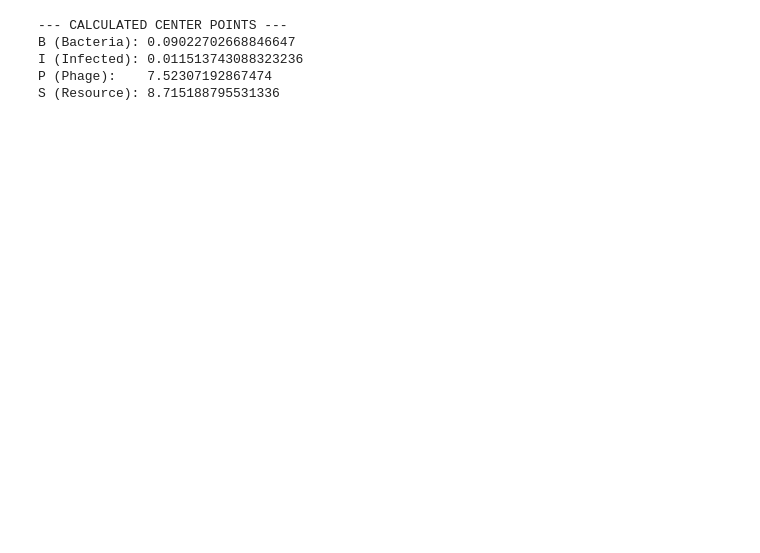
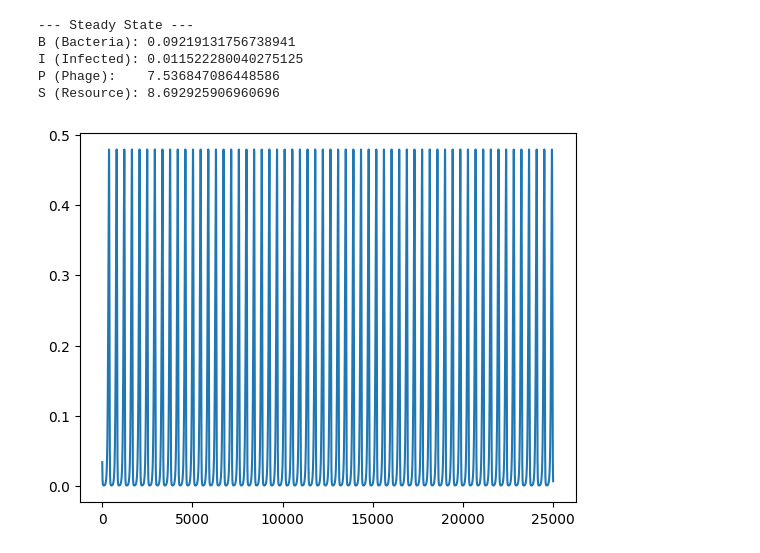
Before and after one commit to FredRobs/Bacteria-and-Viruses, a Jupyter notebook: ChemostatPython.ipynb, the cells around one changed output. Cells and saved outputs as stored; diff of their text form; code cells hidden in the pictures; blank space fills up the shorter version.

```diff
--- a/ChemostatPython.ipynb
+++ b/ChemostatPython.ipynb
@@ -68,20 +59,32 @@ SPlot2=S_sol2[temp]
-# %%
-B_steady = np.mean(BPlot)
-I_steady = np.mean(IPlot)
-P_steady = np.mean(PPlot)
-S_steady = np.mean(SPlot)
-
-print("--- CALCULATED CENTER POINTS ---")
-print(f"B (Bacteria): {B_steady}")
-print(f"I (Infected): {I_steady}")
-print(f"P (Phage):    {P_steady}")
-print(f"S (Resource): {S_steady}")
-# %% [output]
---- CALCULATED CENTER POINTS ---
-B (Bacteria): 0.09022702668846647
-I (Infected): 0.011513743088323236
-P (Phage):    7.52307192867474
-S (Resource): 8.715188795531336
+# %%
+
+solution2 = solve_ivp(odeModel,
+                     [t_start,t_end],
+                     initialState2,method='RK45',
+                     t_eval=np.linspace(t_start, t_end, 100000))
+
+B_sol2=solution2.y[0]
+I_sol2=solution2.y[1]
+P_sol2=solution2.y[2]
+S_sol2=solution2.y[3]
+
+BPlot2=B_sol2[temp]
+IPlot2=I_sol2[temp]
+PPlot2=P_sol2[temp]
+SPlot2=S_sol2[temp]
+plt.plot(BPlot)
+print("--- Steady State ---")
+print(f"B (Bacteria): {B_steady}")
+print(f"I (Infected): {I_steady}")
+print(f"P (Phage):    {P_steady}")
+print(f"S (Resource): {S_steady}")
+# %% [output]
+--- Steady State ---
+B (Bacteria): 0.09219131756738941
+I (Infected): 0.011522280040275125
+P (Phage):    7.536847086448586
+S (Resource): 8.692925906960696
+[figure, added]
 # %%
 plt.plot(BPlot,SPlot,color='black',linewidth=0.2)
 plt.plot(BPlot2,SPlot2,color='black',linewidth=0.2)
```
Also changed, not shown: parts of 7 cells of this notebook.
